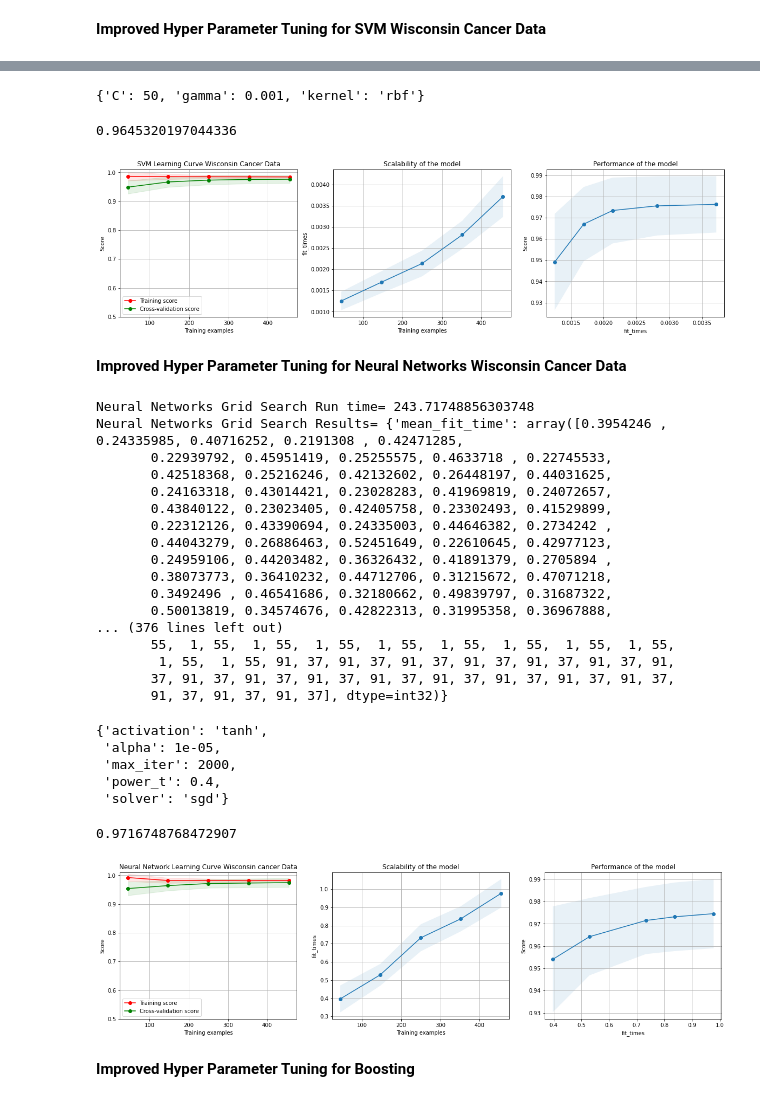
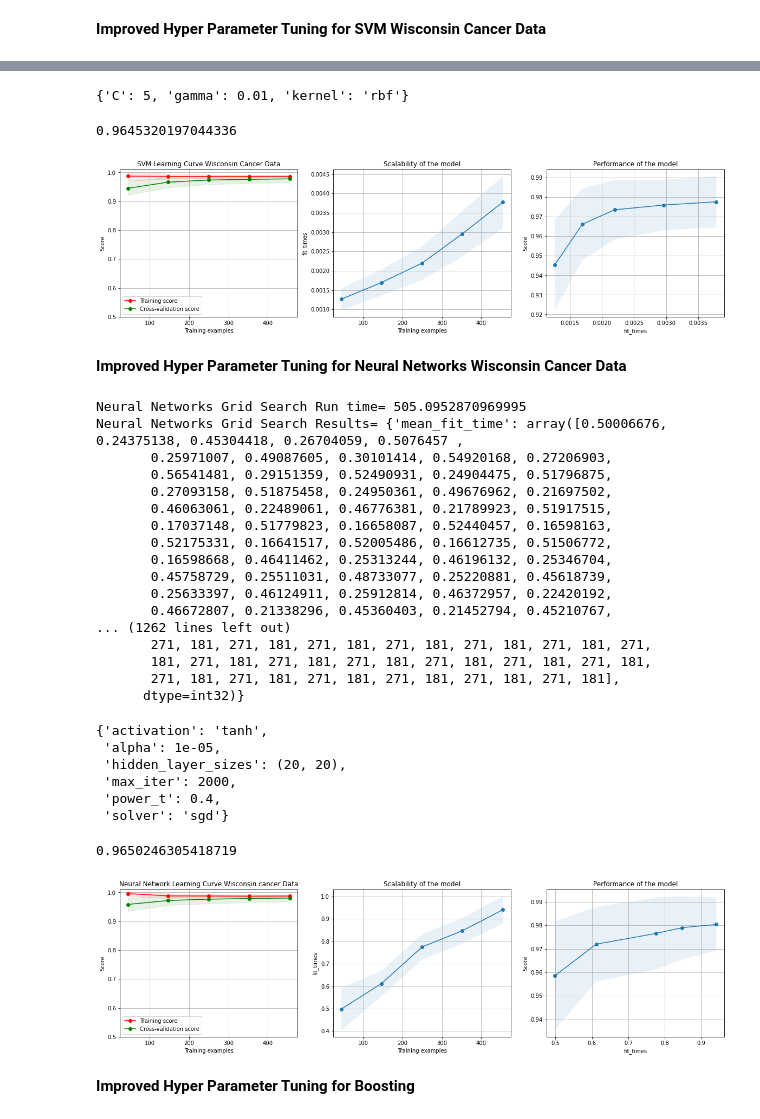
Before and after one commit to ElFeo/SupervisedLearningSurvey, a Jupyter notebook: SupervisedLearning_Cancer.ipynb, the cells around one changed output, grey strips where cells are left out. Cells and saved outputs as stored; diff of their text form; code cells hidden in the pictures.

Commit message:
recent additions for enhanced hyper param search

```diff
--- a/SupervisedLearning_Cancer.ipynb
+++ b/SupervisedLearning_Cancer.ipynb
@@ -495,9 +495,9 @@ plt.show()
 # https://scikit-learn.org/stable/modules/svm.html#svm
 # Use GridSearchCV
 clf_svm_grds_c = GridSearchCV(svm.SVC(random_state=1), {
-                                                    'C': [1,10,20,50,100],
+                                                    'C': [1,5,10,20,25, 50],
                                                     'kernel': ['rbf','linear', 'sigmoid'],
-                                                    'gamma':[0.00001, 0.0001, 0.001]
+                                                    'gamma':[0.00001, 0.0001, 0.001, 0.01,0.1]
                                                    }, cv=5, return_train_score=False)
 start_time = my_timer()
 clf_svm_grds_c.fit(X_train_c,Y_train_c)
@@ -526,7 +526,7 @@ SVM Grid Search Results= {'mean_fit_time': array([0.00625205, 0.00115814, 0.0017
 # %%
 clf_svm_grds_c.best_params_
 # %% [output]
-{'C': 50, 'gamma': 0.001, 'kernel': 'rbf'}
+{'C': 5, 'gamma': 0.01, 'kernel': 'rbf'}
 # %%
 clf_svm_grds_c.best_score_
 # %% [output]
@@ -544,7 +544,7 @@ plot_learning_curve(svm_estimator_c, svm_title_c, X_scaled_c, Y_c, ylim=(0.5, 1.
 plt.savefig("images/svm_grds_best_cancer.png")
 plt.show()
 # %% [output]
-[figure, old version]
+[figure, new version]
 # %% [markdown]
 **Improved Hyper Parameter Tuning for Neural Networks Wisconsin Cancer Data**
 # %%
@@ -556,6 +556,7 @@ plt.show()
 # https://scikit-learn.org/stable/modules/generated/sklearn.neural_network.MLPClassifier.html?highlight=mlpclassifier#sklearn.neural_network.MLPClassifier
 # Use GridSearchCV
 clf_nn_grds_c = GridSearchCV(MLPClassifier(random_state=0),{
+                                                    'hidden_layer_sizes': [(10,10),(20,20),(50,50)],
                                                     'max_iter': [2000,2500],
                                                     'solver': ['sgd','adam'],
                                                     'alpha':[0.00001, 0.0001, 0.001],
@@ -569,51 +570,53 @@ end_time = my_timer()
 print("Neural Networks Grid Search Run time=", end_time-start_time)
 print("Neural Networks Grid Search Results=", clf_nn_grds_c.cv_results_)
 # %% [output]
-Neural Networks Grid Search Run time= 243.71748856303748
-Neural Networks Grid Search Results= {'mean_fit_time': array([0.3954246 , 0.24335985, 0.40716252, 0.2191308 , 0.42471285,
-       0.22939792, 0.45951419, 0.25255575, 0.4633718 , 0.22745533,
-       0.42518368, 0.25216246, 0.42132602, 0.26448197, 0.44031625,
-       0.24163318, 0.43014421, 0.23028283, 0.41969819, 0.24072657,
-       0.43840122, 0.23023405, 0.42405758, 0.23302493, 0.41529899,
-       0.22312126, 0.43390694, 0.24335003, 0.44646382, 0.2734242 ,
-       0.44043279, 0.26886463, 0.52451649, 0.22610645, 0.42977123,
-       0.24959106, 0.44203482, 0.36326432, 0.41891379, 0.2705894 ,
-       0.38073773, 0.36410232, 0.44712706, 0.31215672, 0.47071218,
-       0.3492496 , 0.46541686, 0.32180662, 0.49839797, 0.31687322,
-       0.50013819, 0.34574676, 0.42822313, 0.31995358, 0.36967888,
-... (376 lines left out)
-       55,  1, 55,  1, 55,  1, 55,  1, 55,  1, 55,  1, 55,  1, 55,  1, 55,
-        1, 55,  1, 55, 91, 37, 91, 37, 91, 37, 91, 37, 91, 37, 91, 37, 91,
-       37, 91, 37, 91, 37, 91, 37, 91, 37, 91, 37, 91, 37, 91, 37, 91, 37,
-       91, 37, 91, 37, 91, 37], dtype=int32)}
+Neural Networks Grid Search Run time= 505.0952870969995
+Neural Networks Grid Search Results= {'mean_fit_time': array([0.50006676, 0.24375138, 0.45304418, 0.26704059, 0.5076457 ,
+       0.25971007, 0.49087605, 0.30101414, 0.54920168, 0.27206903,
+       0.56541481, 0.29151359, 0.52490931, 0.24904475, 0.51796875,
+       0.27093158, 0.51875458, 0.24950361, 0.49676962, 0.21697502,
+       0.46063061, 0.22489061, 0.46776381, 0.21789923, 0.51917515,
+       0.17037148, 0.51779823, 0.16658087, 0.52440457, 0.16598163,
+       0.52175331, 0.16641517, 0.52005486, 0.16612735, 0.51506772,
+       0.16598668, 0.46411462, 0.25313244, 0.46196132, 0.25346704,
+       0.45758729, 0.25511031, 0.48733077, 0.25220881, 0.45618739,
+       0.25633397, 0.46124911, 0.25912814, 0.46372957, 0.22420192,
+       0.46672807, 0.21338296, 0.45360403, 0.21452794, 0.45210767,
+... (1262 lines left out)
+       271, 181, 271, 181, 271, 181, 271, 181, 271, 181, 271, 181, 271,
+       181, 271, 181, 271, 181, 271, 181, 271, 181, 271, 181, 271, 181,
+       271, 181, 271, 181, 271, 181, 271, 181, 271, 181, 271, 181],
+      dtype=int32)}
 # %%
 clf_nn_grds_c.best_params_
 # %% [output]
 {'activation': 'tanh',
  'alpha': 1e-05,
+ 'hidden_layer_sizes': (20, 20),
  'max_iter': 2000,
  'power_t': 0.4,
  'solver': 'sgd'}
 # %%
 clf_nn_grds_c.best_score_
 # %% [output]
-0.9716748768472907
+0.9650246305418719
 # %%
 nn_best_c = clf_nn_grds_c.best_params_
-nn_estimator_c = MLPClassifier(activation=nn_best_c['activation'],
+nn_estimator_c = MLPClassifier(hidden_layer_sizes=nn_best_c['hidden_layer_sizes'],
+                             activation=nn_best_c['activation'],
                              alpha=nn_best_c['alpha'],
                              max_iter=nn_best_c['max_iter'],
                              power_t=nn_best_c['power_t'],
                              solver=nn_best_c['solver'],
                              random_state=1)
 nn_title_c = "Neural Network Learning Curve Wisconsin cancer Data"
 cv = ShuffleSplit(n_splits=100, test_size=0.2, random_state=1)
 plot_learning_curve(nn_estimator_c, nn_title_c, X_scaled_c, Y_c, ylim=(0.5, 1.01),
                     cv=cv, n_jobs=4)
 plt.savefig("images/nn_grds_best_cancer.png")
 plt.show()
 # %% [output]
-[figure, old version]
+[figure, new version]
 # %% [markdown]
 **Improved Hyper Parameter Tuning for Boosting**
 # %%
```
Also changed, not shown: parts of 3 cells of this notebook, 7 other files.
